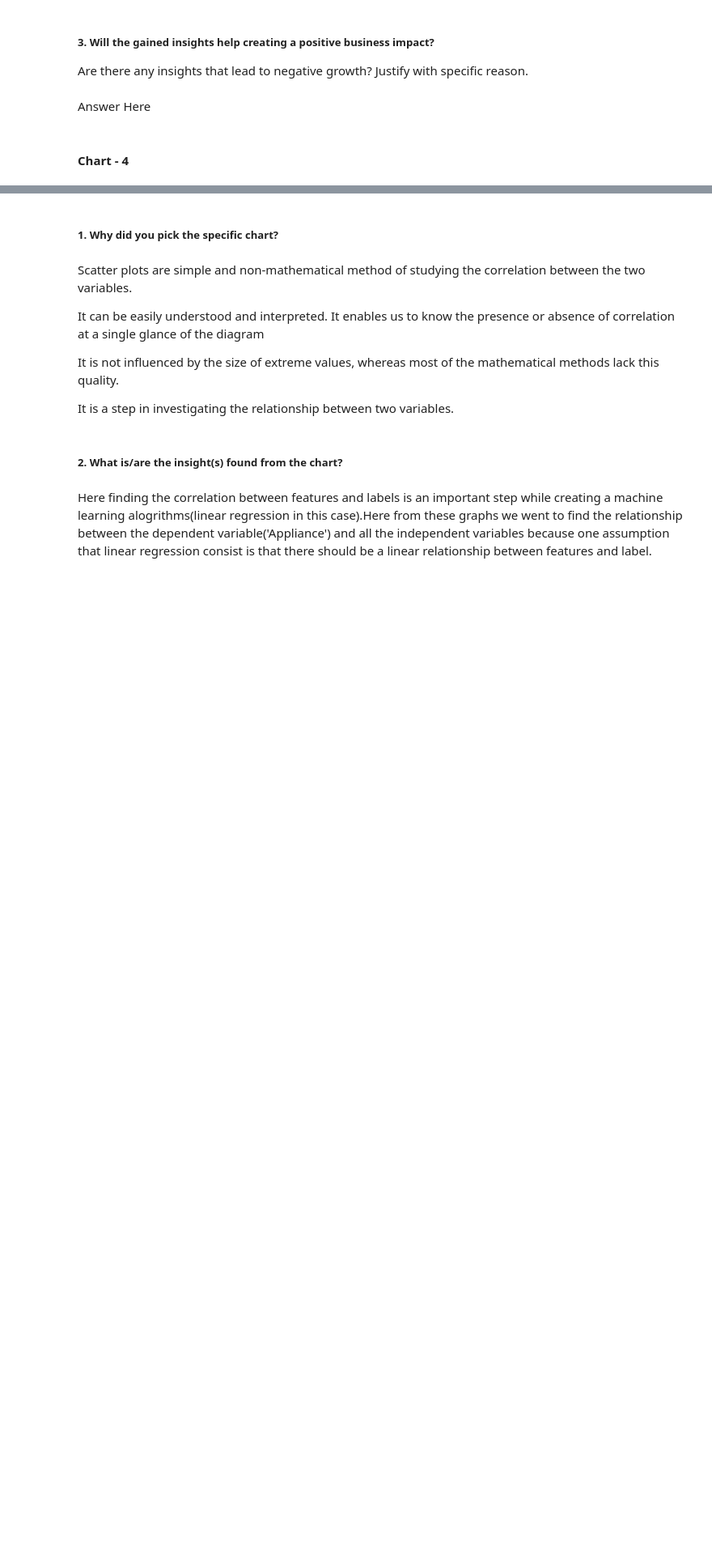
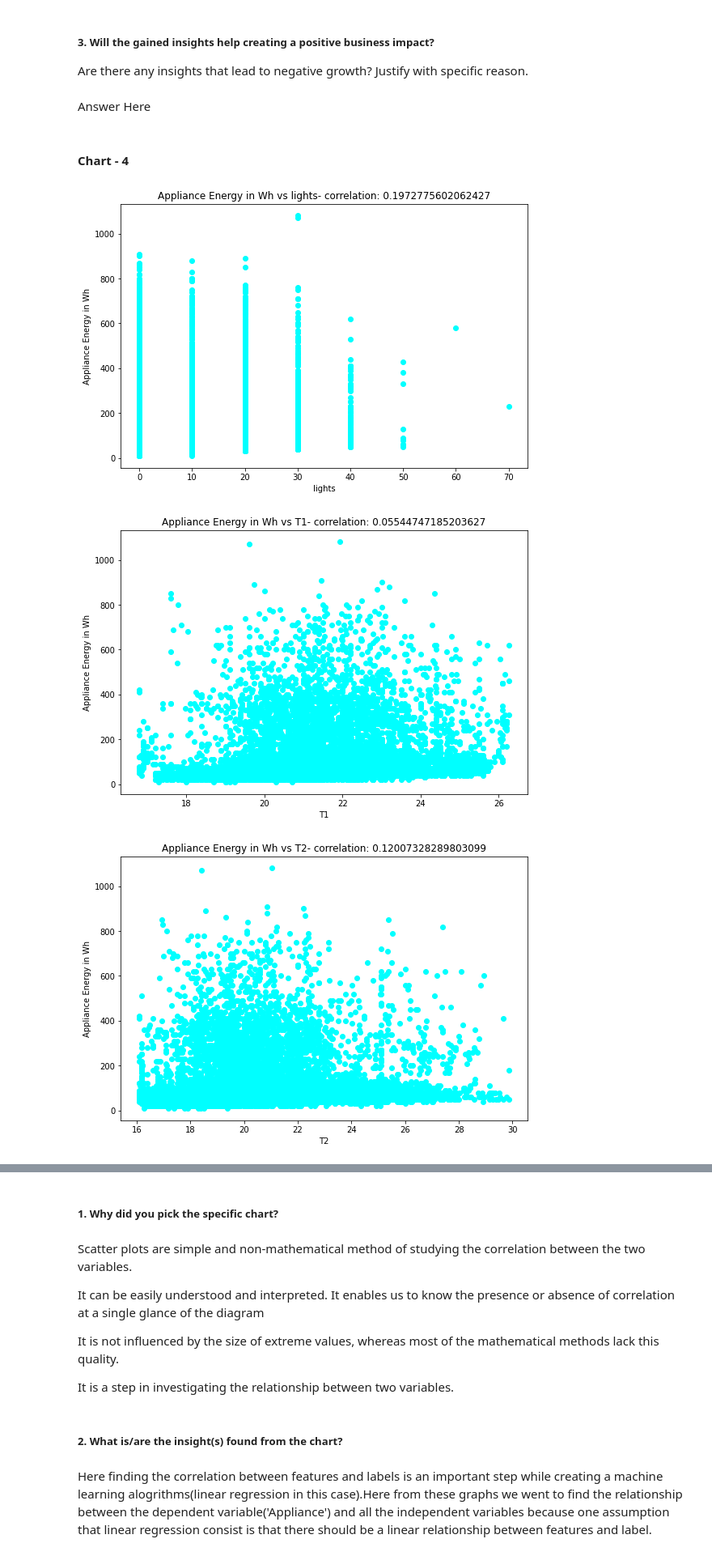
Before and after one commit to DipanshuKumar449/Appliance-Energy-Prediction, a Jupyter notebook: Appliance_Energy_Prediction.ipynb, the cells around one changed output, grey strips where cells are left out. Shown at 81% size. Cells and saved outputs as stored; diff of their text form; code cells hidden in the pictures; blank space fills up the shorter version.

```diff
--- a/Appliance_Energy_Prediction.ipynb
+++ b/Appliance_Energy_Prediction.ipynb
@@ -338,20 +498,22 @@ Answer Here
 #### Chart - 4
 # %%
 # Chart - 4 visualization code
-# Using Scatter plot and finding the correlation between the
+# Using Scatter plot and finding the correlation between the dependent and independent features
 
 
-independent_var_columns = independent_var.columns
-
-for obs in independent_var_columns[1:]:
+for obs in independent_var_columns:
     fig = plt.figure(figsize=(9, 6))
     ax = fig.gca()
     input = df[obs]
     output = df['Appliances']
     correlation = input.corr(output)
     plt.scatter(x=input, y=output, color='cyan')
     plt.xlabel(obs)
     plt.ylabel('Appliance Energy in Wh')
     ax.set_title('Appliance Energy in Wh vs ' + obs + '- correlation: ' + str(correlation))
 
 plt.show()
+# %% [output]
+[figure, added]
+[figure, added]
+[figure, added]
```
Also changed, not shown: parts of 358 cells of this notebook.
